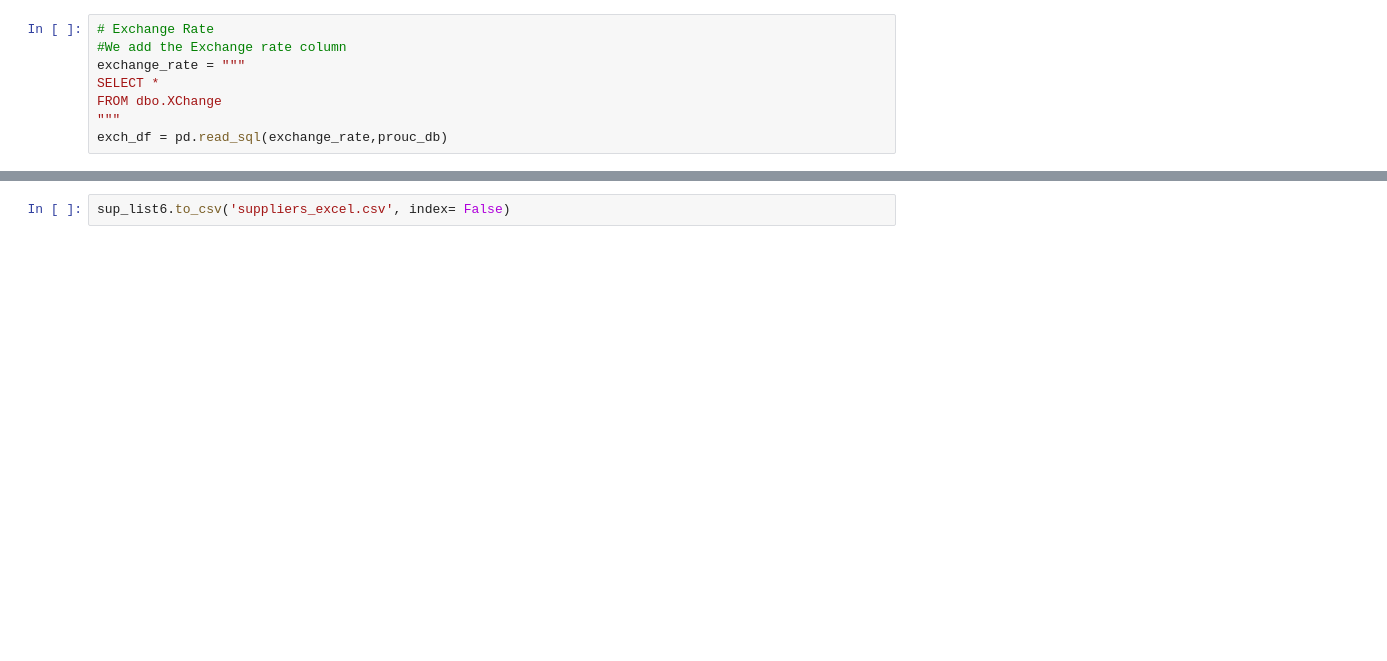
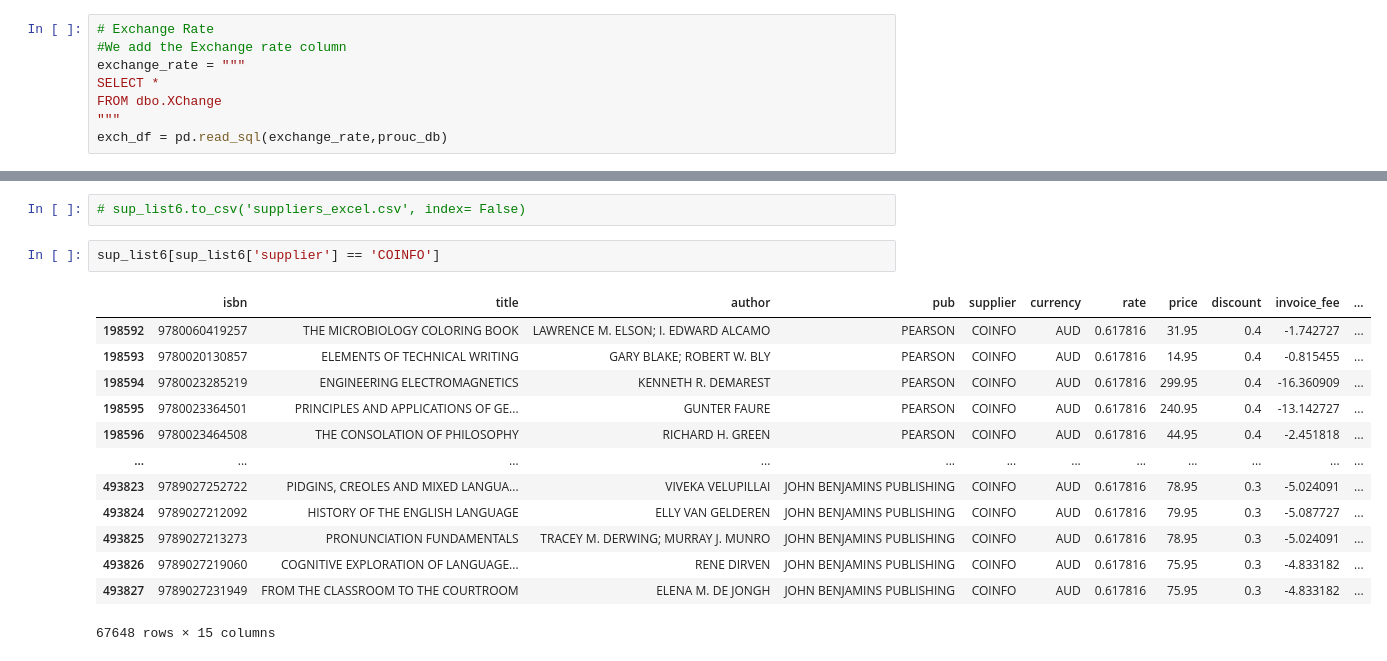
Before and after one commit to JoseRMatos/best_supplier, a Jupyter notebook: cost_analysis_ex.ipynb, the cells around one changed output, grey strips where cells are left out. Cells and saved outputs as stored; diff of their text form; blank space fills up the shorter version.

```diff
--- a/cost_analysis_ex.ipynb
+++ b/cost_analysis_ex.ipynb
@@ -464,2 +465,18 @@ sup_list6.head()
 # %%
-sup_list6.to_csv('suppliers_excel.csv', index= False)
+# sup_list6.to_csv('suppliers_excel.csv', index= False)
+# %%
+sup_list6[sup_list6['supplier'] == 'COINFO']
+# %% [output]
+|  | isbn | title | author | pub | supplier | currency | rate | price | discount | invoice_fee | ... |
+| 198592 | 9780060419257 | THE MICROBIOLOGY COLORING BOOK | LAWRENCE M. ELSON; I. EDWARD ALCAMO | PEARSON | COINFO | AUD | 0.617816 | 31.95 | 0.4 | -1.742727 | ... |
+| 198593 | 9780020130857 | ELEMENTS OF TECHNICAL WRITING | GARY BLAKE; ROBERT W. BLY | PEARSON | COINFO | AUD | 0.617816 | 14.95 | 0.4 | -0.815455 | ... |
+| 198594 | 9780023285219 | ENGINEERING ELECTROMAGNETICS | KENNETH R. DEMAREST | PEARSON | COINFO | AUD | 0.617816 | 299.95 | 0.4 | -16.360909 | ... |
+| 198595 | 9780023364501 | PRINCIPLES AND APPLICATIONS OF GE... | GUNTER FAURE | PEARSON | COINFO | AUD | 0.617816 | 240.95 | 0.4 | -13.142727 | ... |
+| 198596 | 9780023464508 | THE CONSOLATION OF PHILOSOPHY | RICHARD H. GREEN | PEARSON | COINFO | AUD | 0.617816 | 44.95 | 0.4 | -2.451818 | ... |
+| ... | ... | ... | ... | ... | ... | ... | ... | ... | ... | ... | ... |
+| 493823 | 9789027252722 | PIDGINS, CREOLES AND MIXED LANGUA... | VIVEKA VELUPILLAI | JOHN BENJAMINS PUBLISHING | COINFO | AUD | 0.617816 | 78.95 | 0.3 | -5.024091 | ... |
+| 493824 | 9789027212092 | HISTORY OF THE ENGLISH LANGUAGE | ELLY VAN GELDEREN | JOHN BENJAMINS PUBLISHING | COINFO | AUD | 0.617816 | 79.95 | 0.3 | -5.087727 | ... |
+| 493825 | 9789027213273 | PRONUNCIATION FUNDAMENTALS | TRACEY M. DERWING; MURRAY J. MUNRO | JOHN BENJAMINS PUBLISHING | COINFO | AUD | 0.617816 | 78.95 | 0.3 | -5.024091 | ... |
+| 493826 | 9789027219060 | COGNITIVE EXPLORATION OF LANGUAGE... | RENE DIRVEN | JOHN BENJAMINS PUBLISHING | COINFO | AUD | 0.617816 | 75.95 | 0.3 | -4.833182 | ... |
+| 493827 | 9789027231949 | FROM THE CLASSROOM TO THE COURTROOM | ELENA M. DE JONGH | JOHN BENJAMINS PUBLISHING | COINFO | AUD | 0.617816 | 75.95 | 0.3 | -4.833182 | ... |
+67648 rows × 15 columns
```
Also changed, not shown: parts of 26 cells of this notebook.
